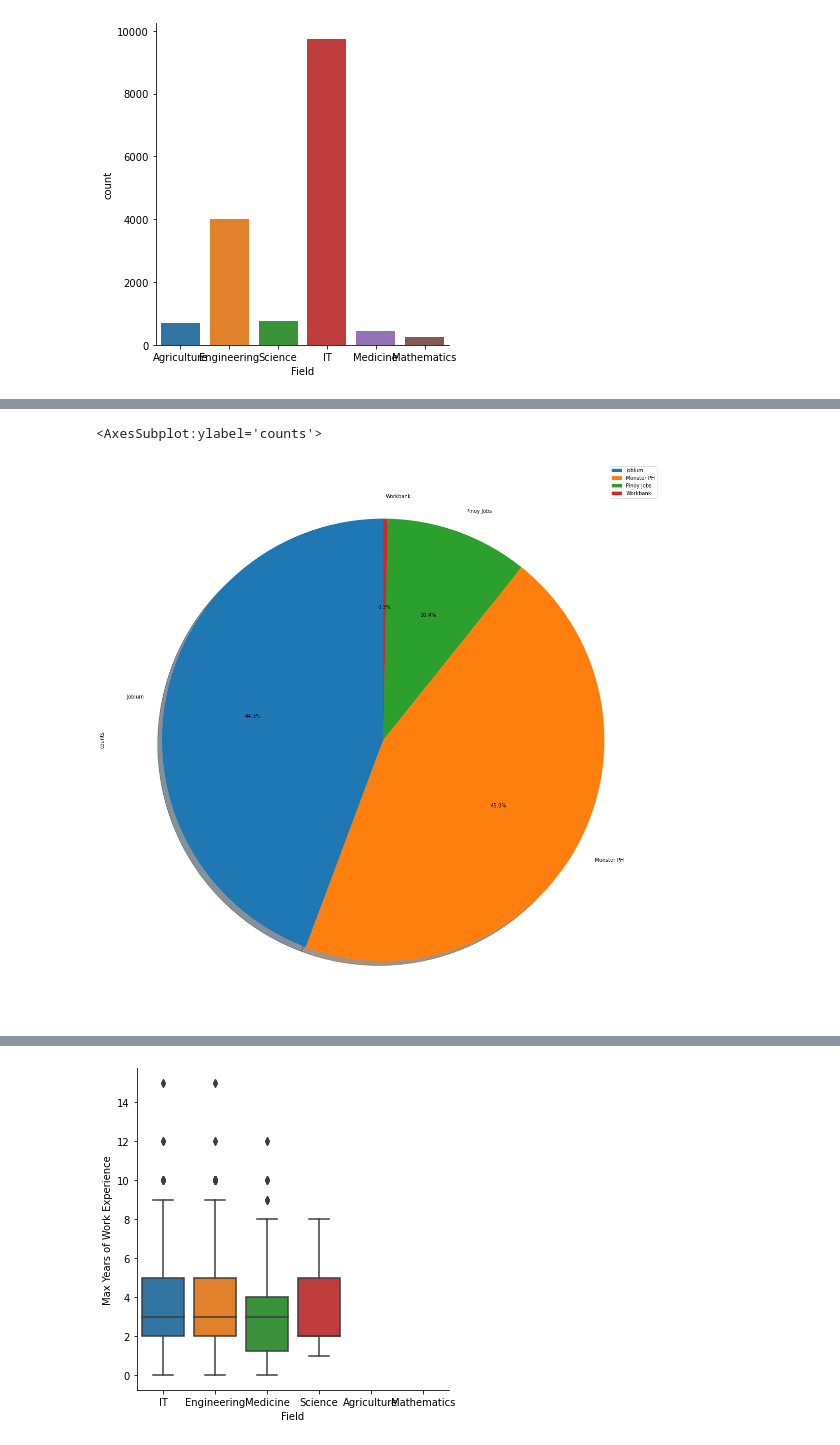
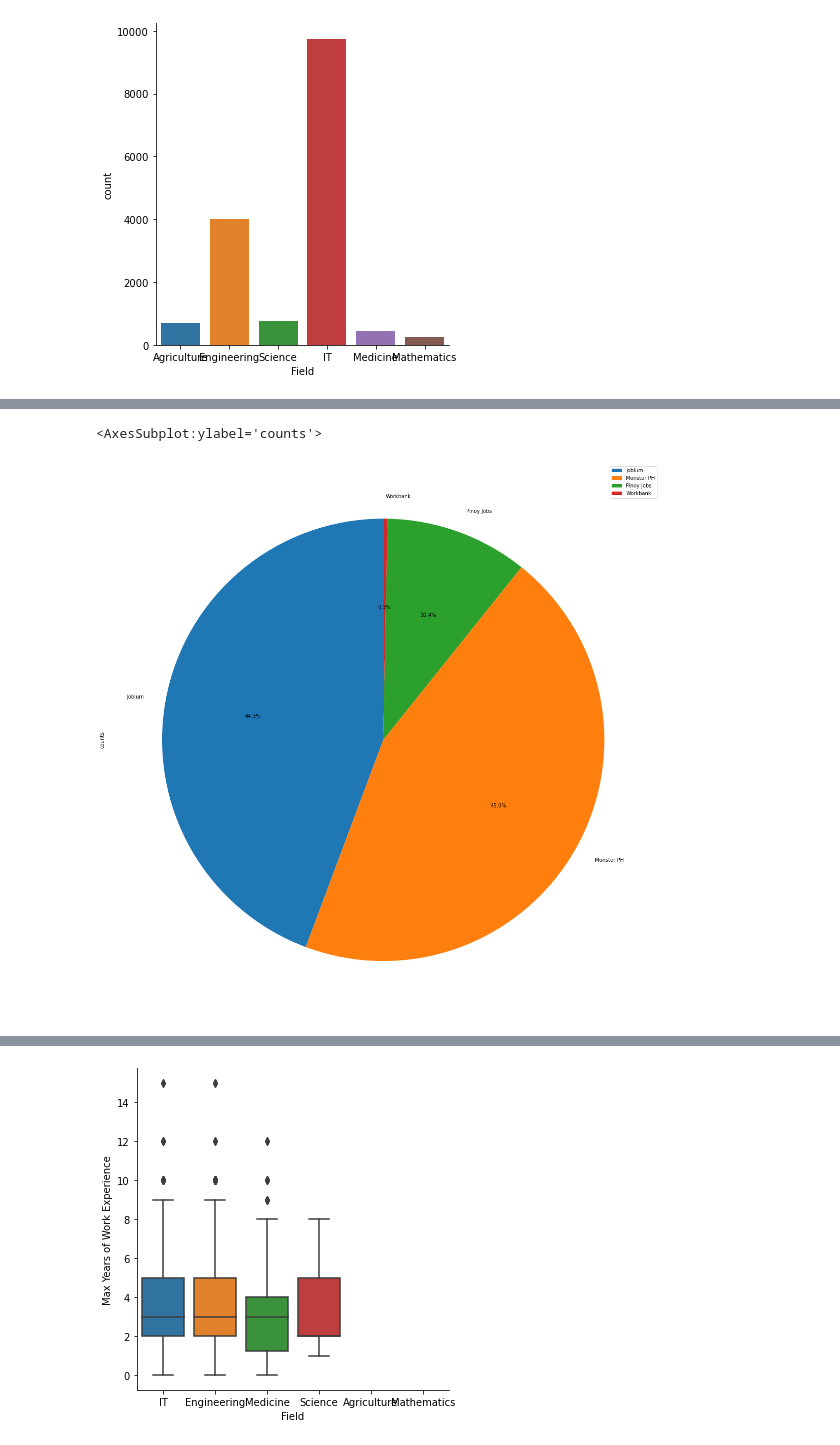
Before and after one commit to mcbsanchez/Trifacta-DATAPRE, a Jupyter notebook: MCO1/Trifacta_Jobs_Compiled.ipynb, the cells around one changed output, grey strips where cells are left out. Drawn from its saved outputs; the diff is of its cells as text; code cells hidden in the pictures.

```diff
--- a/MCO1/Trifacta_Jobs_Compiled.ipynb
+++ b/MCO1/Trifacta_Jobs_Compiled.ipynb
@@ -5595,7 +5595,7 @@ def experience_outlier_remover(years):
 # %%
 WORKBANK_COMPILED_DF = pd.read_csv(r'Cleaned Data CSV\Workbank_Clean.csv')
 PINOYJOBS_COMPILED_DF = pd.read_csv(r'Cleaned Data CSV\PinoyJobs_Clean.csv')
-MONSTERPH_COMPILED_DF = pd.read_csv(r'Cleaned Data CSV\Joblum_Clean.csv')
+MONSTERPH_COMPILED_DF = pd.read_csv(r'Cleaned Data CSV\monster_Clean.csv')
 JOBLUM_COMPILED_DF = pd.read_csv(r'Cleaned Data CSV\Joblum_Clean.csv')
 # %%
 JOBLUM_COMPILED_DF["Min Salary"] = JOBLUM_COMPILED_DF["Min Salary"].apply(remove_comma)
@@ -5672,11 +5672,11 @@ JOBS_GB_Field.plot.pie(y='counts', figsize=(20, 20),autopct='%1.1f%%',labels=JOB
 # %%
 #Create PieChart JOBS_COMPILED_DF
 JOBS_GB_WEBSITE = JOBS_COMPILED_DF.groupby(["Website"]).size().reset_index(name='counts')
 JOBS_GB_WEBSITE.plot.pie(y='counts', figsize=(20, 20),autopct='%1.1f%%',labels=JOBS_GB_WEBSITE["Website"],
-        shadow=True, startangle=90)
+        shadow=False, startangle=90)
 # %% [output]
 <AxesSubplot:ylabel='counts'>
-[figure, old version]
+[figure, new version]
 # %%
 JOBS_COMPILED_DF_MinS_plot = sns.catplot(x="Field", y="Min Salary", kind="bar",data=JOBS_COMPILED_DF)
 # %% [output]
```
Also changed, not shown: parts of 5 cells of this notebook.
